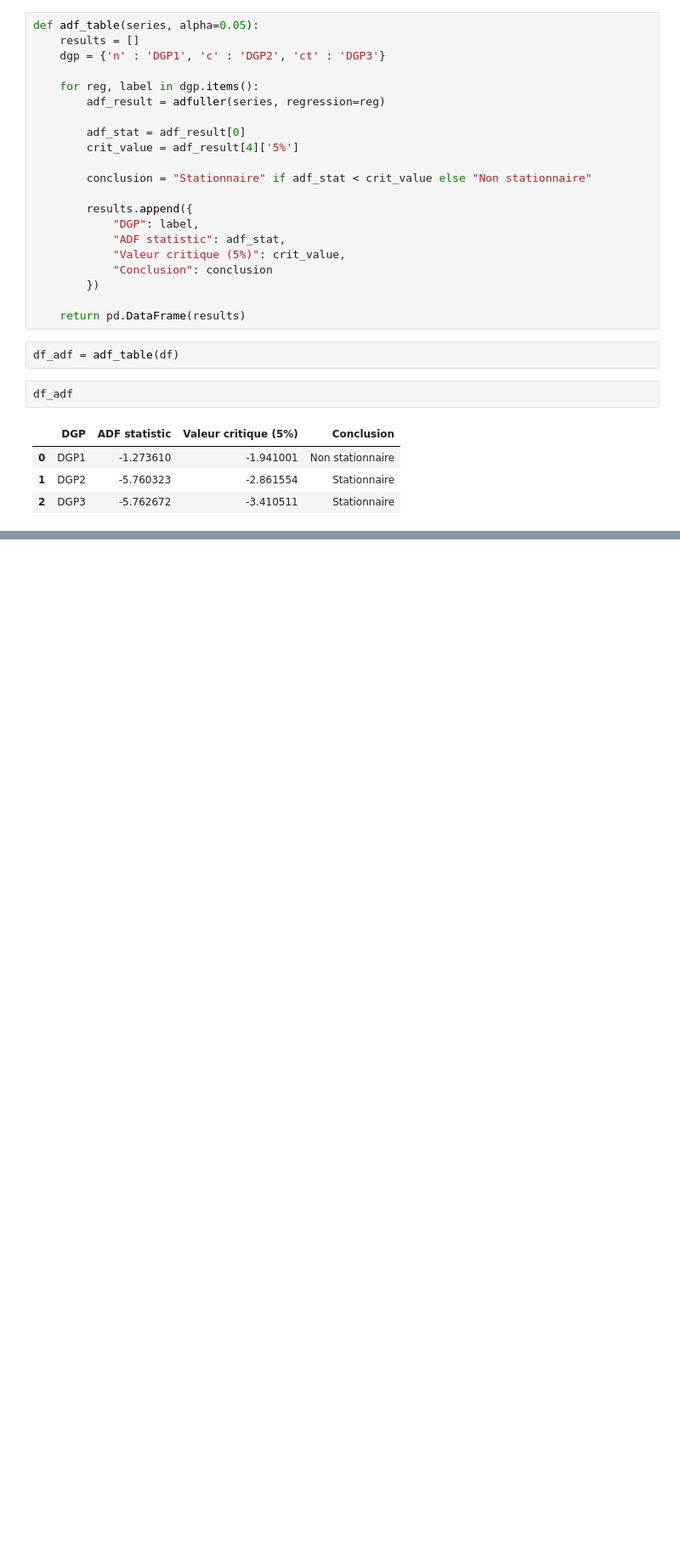
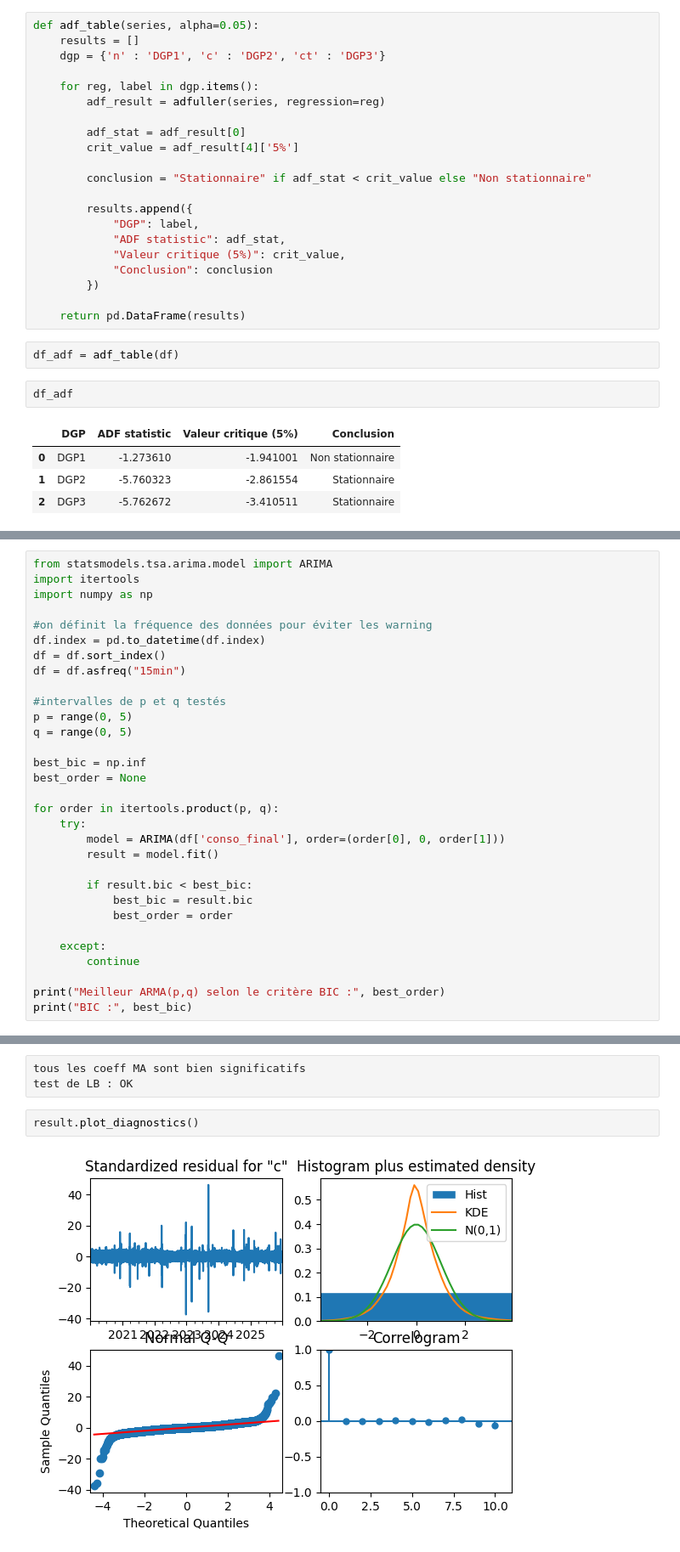
Before and after one commit to angelagrimaud/projet_pythonds, a Jupyter notebook: notebooks/pred_conso.ipynb, the cells around one changed output, grey strips where cells are left out. Shown at 85% size. Drawn from its saved outputs; the diff is of its cells as text; blank space fills up the shorter version.

```diff
--- a/notebooks/pred_conso.ipynb
+++ b/notebooks/pred_conso.ipynb
@@ -114,0 +209,31 @@ Chaque modèle dépend d'un ou plusieurs paramètres appelés ordre à détermin
+# %%
+from statsmodels.tsa.arima.model import ARIMA
+import itertools
+import numpy as np
+
+#on définit la fréquence des données pour éviter les warning
+df.index = pd.to_datetime(df.index)
+df = df.sort_index()
+df = df.asfreq("15min")
+
+#intervalles de p et q testés
+p = range(0, 5)
+q = range(0, 5)
+
+best_bic = np.inf
+best_order = None
+
+for order in itertools.product(p, q):
+    try:
+        model = ARIMA(df['conso_final'], order=(order[0], 0, order[1]))
+        result = model.fit()
+
+        if result.bic < best_bic:
+            best_bic = result.bic
+            best_order = order
+
+    except:
+        continue
+
+print("Meilleur ARMA(p,q) selon le critère BIC :", best_order)
+print("BIC :", best_bic)
@@ -114,0 +273,7 @@ Chaque modèle dépend d'un ou plusieurs paramètres appelés ordre à détermin
+# %%
+tous les coeff MA sont bien significatifs
+test de LB : OK
+# %%
+result.plot_diagnostics()
+# %% [output]
+[figure, added]
```
Also changed, not shown: parts of 21 cells of this notebook.
